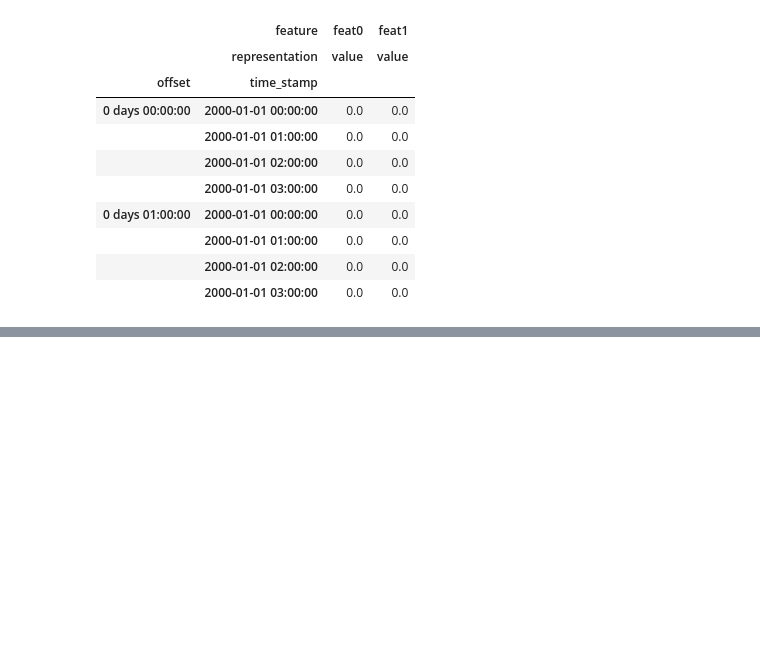
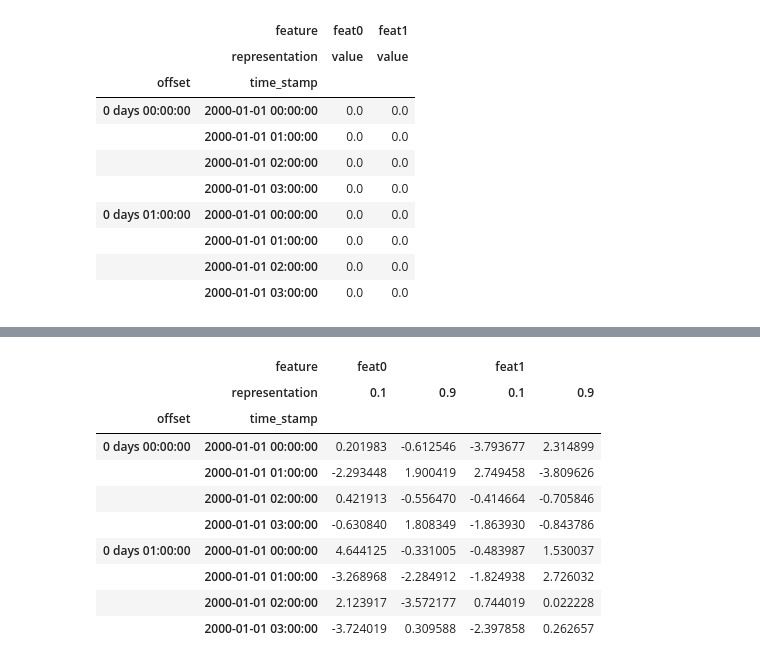
Before and after one commit to connected-intelligent-systems/forcateri, a Jupyter notebook: notebooks/ts_test.ipynb, the cells around one changed output, grey strips where cells are left out. Cells and saved outputs as stored; diff of their text form; code cells hidden in the pictures; blank space fills up the shorter version.

```diff
--- a/notebooks/ts_test.ipynb
+++ b/notebooks/ts_test.ipynb
@@ -377,0 +510,14 @@ qq.data
+# %%
+ts2.data * 2
+# %% [output]
+|  | feature | feat0 |  | feat1 |  |
+|  | representation | 0.1 | 0.9 | 0.1 | 0.9 |
+| offset | time_stamp |  |  |  |  |
+| 0 days 00:00:00 | 2000-01-01 00:00:00 | 0.201983 | -0.612546 | -3.793677 | 2.314899 |
+|  | 2000-01-01 01:00:00 | -2.293448 | 1.900419 | 2.749458 | -3.809626 |
+|  | 2000-01-01 02:00:00 | 0.421913 | -0.556470 | -0.414664 | -0.705846 |
+|  | 2000-01-01 03:00:00 | -0.630840 | 1.808349 | -1.863930 | -0.843786 |
+| 0 days 01:00:00 | 2000-01-01 00:00:00 | 4.644125 | -0.331005 | -0.483987 | 1.530037 |
+|  | 2000-01-01 01:00:00 | -3.268968 | -2.284912 | -1.824938 | 2.726032 |
+|  | 2000-01-01 02:00:00 | 2.123917 | -3.572177 | 0.744019 | 0.022228 |
+|  | 2000-01-01 03:00:00 | -3.724019 | 0.309588 | -2.397858 | 0.262657 |
```
Also changed, not shown: parts of 22 cells of this notebook.
